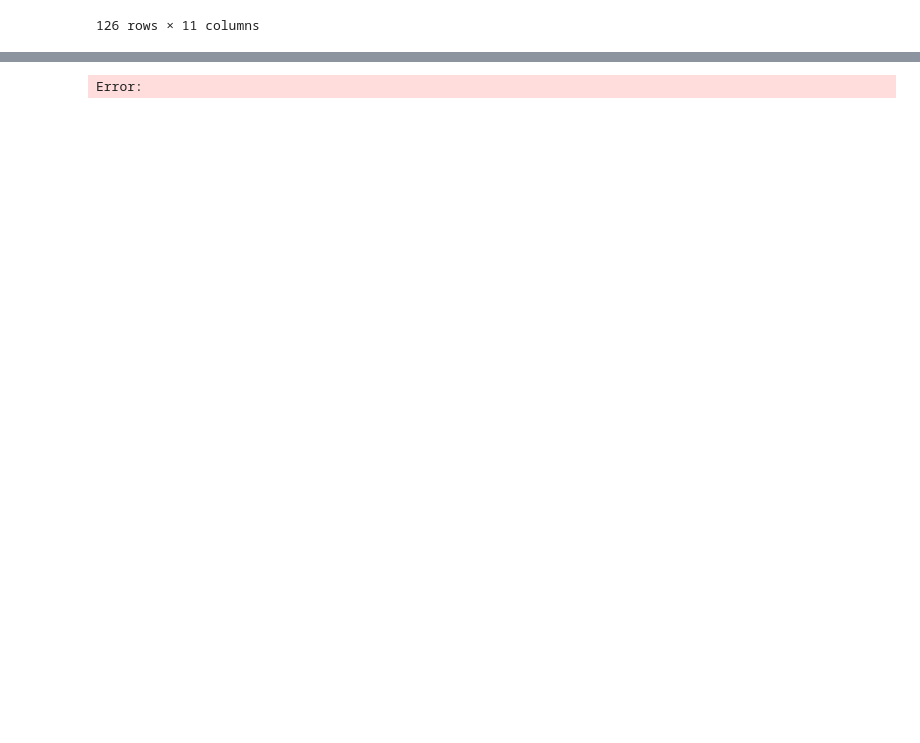
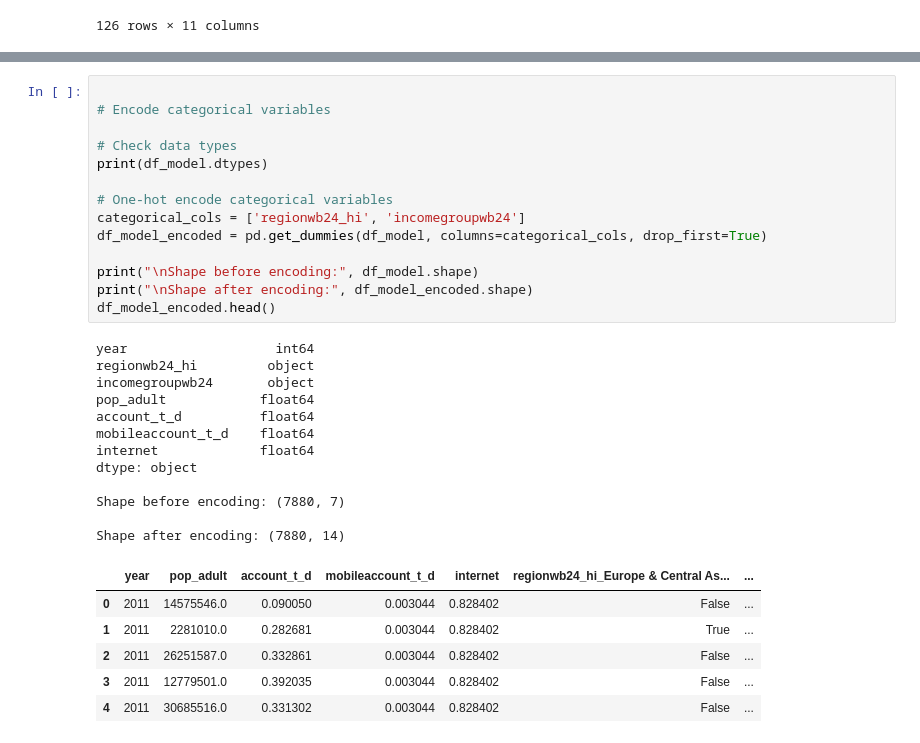
Before and after one commit to aididshariff/MobileMoney-Adoption-Analysis, a Jupyter notebook: notebooks/04_regression_analysis.ipynb, the cells around one changed output, grey strips where cells are left out. Drawn from its saved outputs; the diff is of its cells as text; blank space fills up the shorter version.

```diff
--- a/notebooks/04_regression_analysis.ipynb
+++ b/notebooks/04_regression_analysis.ipynb
@@ -132,3 +139,33 @@ Name: mobileaccount_t_d, Length: 7880, dtype: float64
 # %%
+
+# Encode categorical variables
+
+# Check data types
+print(df_model.dtypes)
+
+# One-hot encode categorical variables
+categorical_cols = ['regionwb24_hi', 'incomegroupwb24']
+df_model_encoded = pd.get_dummies(df_model, columns=categorical_cols, drop_first=True)
+
+print("\nShape before encoding:", df_model.shape)
+print("\nShape after encoding:", df_model_encoded.shape)
+df_model_encoded.head()
 # %% [output]
-Error:
+year                   int64
+regionwb24_hi         object
+incomegroupwb24       object
+pop_adult            float64
+account_t_d          float64
+mobileaccount_t_d    float64
+internet             float64
+dtype: object
+
+Shape before encoding: (7880, 7)
+
+Shape after encoding: (7880, 14)
+|  | year | pop_adult | account_t_d | mobileaccount_t_d | internet | regionwb24_hi_Europe & Central As... | ... |
+| 0 | 2011 | 14575546.0 | 0.090050 | 0.003044 | 0.828402 | False | ... |
+| 1 | 2011 | 2281010.0 | 0.282681 | 0.003044 | 0.828402 | True | ... |
+| 2 | 2011 | 26251587.0 | 0.332861 | 0.003044 | 0.828402 | False | ... |
+| 3 | 2011 | 12779501.0 | 0.392035 | 0.003044 | 0.828402 | False | ... |
+| 4 | 2011 | 30685516.0 | 0.331302 | 0.003044 | 0.828402 | False | ... |
```
Also changed, not shown: parts of 12 cells of this notebook, 1 other file.
